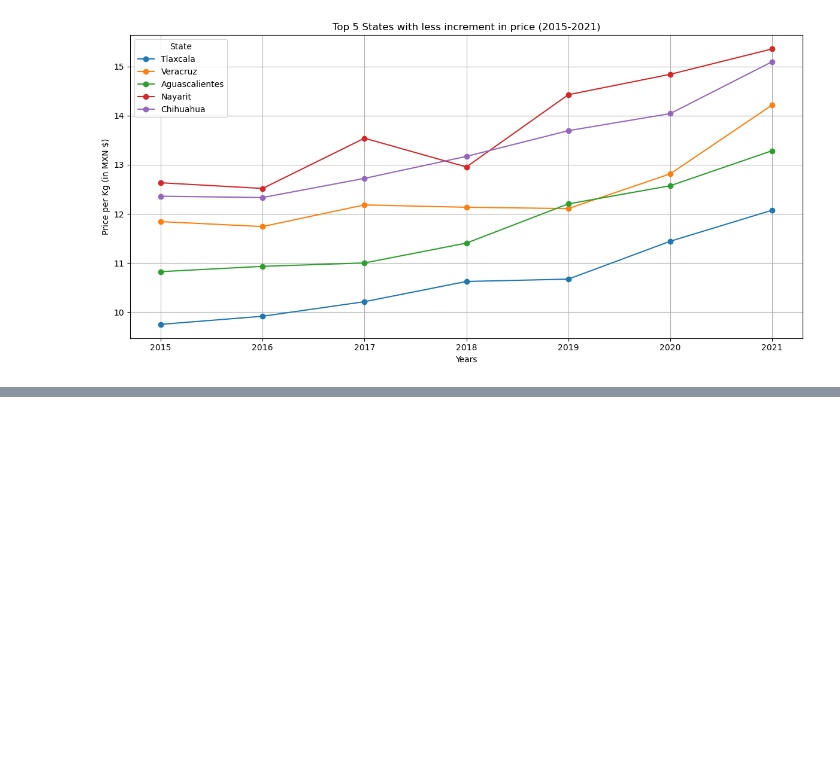
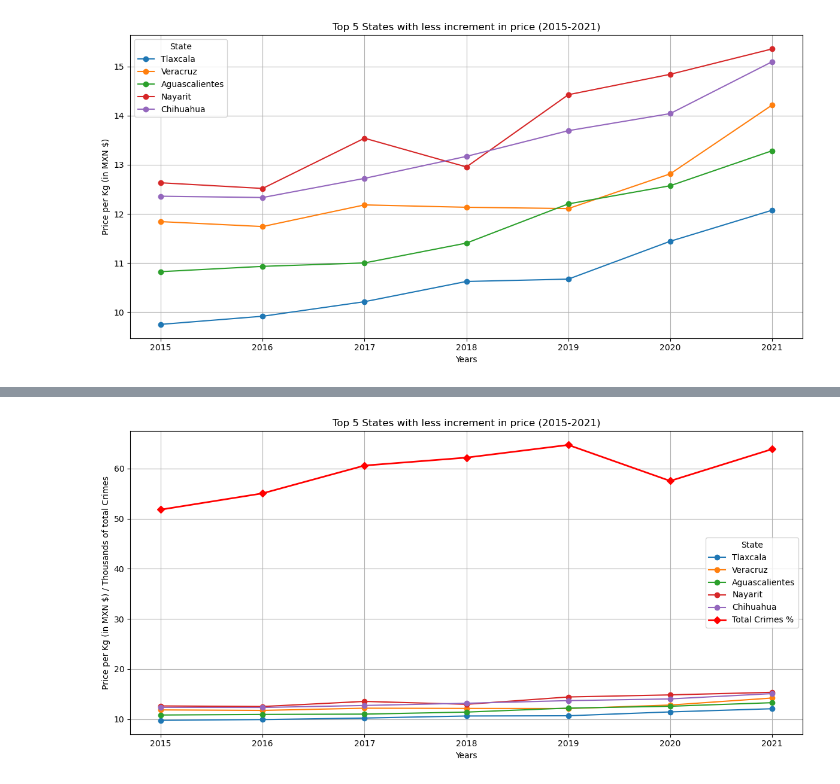
Before and after one commit to Josemarome/Project_1, a Jupyter notebook: Tortilla.ipynb, the cells around one changed output, grey strips where cells are left out. Cells and saved outputs as stored; diff of their text form; code cells hidden in the pictures; blank space fills up the shorter version.

```diff
--- a/Tortilla.ipynb
+++ b/Tortilla.ipynb
@@ -583,0 +632,19 @@ plt.show()
+# %%
+plt.figure(figsize=(12, 6))
+for state in bottom5_increment['State']:
+        state_data = grouped_15_21[grouped_15_21['State'] == state]
+        plt.plot(state_data['Year'], state_data['Price per kilogram'], marker='o', label=state)
+
+plt.plot(grouped_crime_data['Año'], grouped_crime_data['Total Crimes %'],
+         marker='D', color='r', linewidth=2, label='Total Crimes %')
+
+plt.title('Top 5 States with less increment in price (2015-2021)')
+plt.xlabel('Years')
+plt.ylabel('Price per Kg (in MXN $) / Thousands of total Crimes')
+plt.xticks(range(2015, 2022))
+plt.legend(title='State')
+plt.grid()
+plt.tight_layout()
+plt.show()
+# %% [output]
+[figure, added]
```
Also changed, not shown: parts of 9 cells of this notebook.
